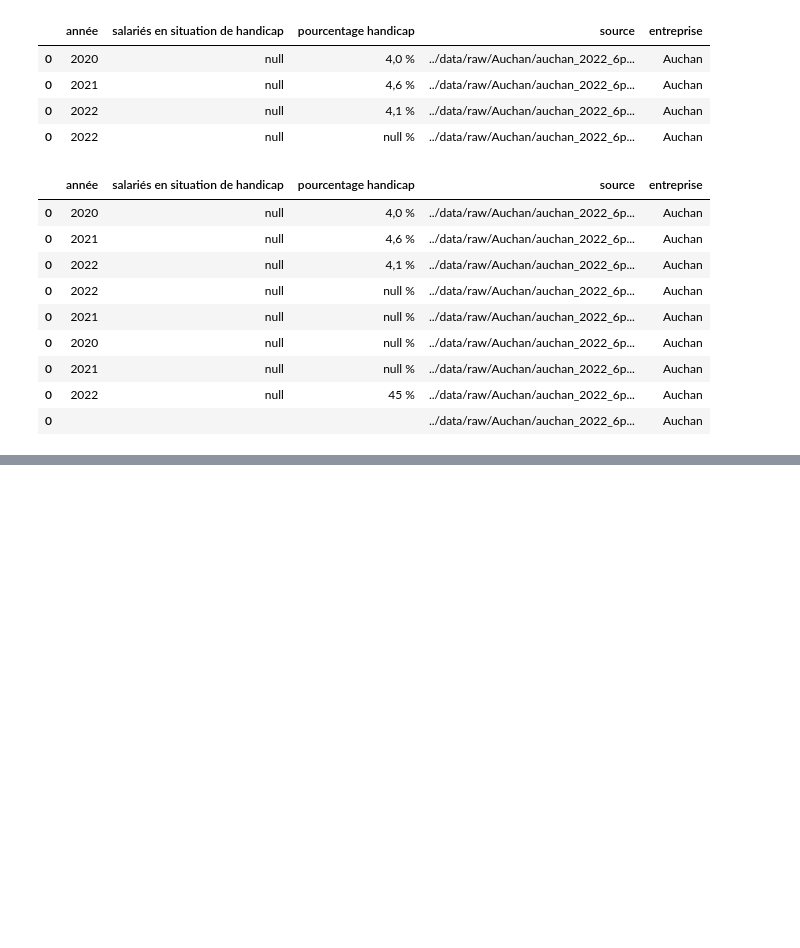
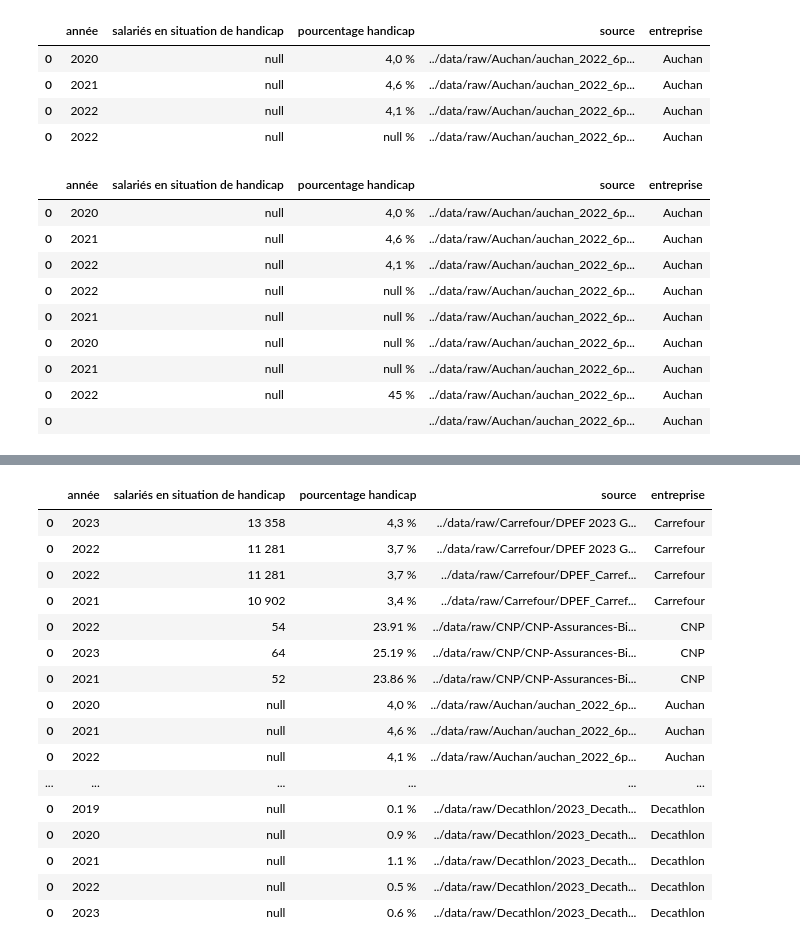
Before and after one commit to LexouLam/diversite_inclusion, a Jupyter notebook: notebooks/repertoires_entreprises.ipynb, the cells around one changed output, grey strips where cells are left out. Drawn from its saved outputs; the diff is of its cells as text; code cells hidden in the pictures; blank space fills up the shorter version.

```diff
--- a/notebooks/repertoires_entreprises.ipynb
+++ b/notebooks/repertoires_entreprises.ipynb
@@ -1335,6 +1441,8 @@ def extract_handicap_informations(entreprise, limit=-1) -> dict:
 
     resultats = {}
 
+    if limit==-1:
+        limit=len(fichiers_entreprise)
     for fichier in fichiers_entreprise[:limit]:
         data = pd.read_csv(fichier)
 
@@ -1372,6 +1480,7 @@ def extract_handicap_informations(entreprise, limit=-1) -> dict:
         else:
             result = 'pas de mot handicap dans le fichier'
         resultats[f'{fichier}'] = result
+        print(f"Réponse du LLM pour le fichier {fichier}\n", result, '\n')
 
     return resultats
 # %%
@@ -1507,0 +1688,5 @@ ne pas regarder
+# %%
+entreprise = 'Orange'
+resultats_4 = extract_handicap_informations(entreprise, limit=-1)
+df_4 = parse_llms_results_to_df(results=resultats_4, entreprise_name=entreprise)
+df_4
@@ -1507,0 +1722,15 @@ ne pas regarder
+# %%
+import os
+import re
+
+subfolders = [ re.sub('../data/raw/', "", f.path) for f in os.scandir("../data/raw") if f.is_dir() ]
+df_all_entreprise=None
+for entreprise in subfolders:
+    resultats_4 = extract_handicap_informations(entreprise, limit=-1)
+    df_tmp = parse_llms_results_to_df(results=resultats_4, entreprise_name=entreprise)
+    display(df_tmp)
+    if df_all_entreprise is None:
+        df_all_entreprise=df_tmp
+    else:
+        df_all_entreprise=pd.concat([df_all_entreprise, df_tmp])
+df_all_entreprise
@@ -1507,0 +1884,24 @@ ne pas regarder
+# %%
+mask=((df_all_entreprise['salariés en situation de handicap'].str.contains(r'\d', regex=True))
+        |
+        (df_all_entreprise['pourcentage handicap'].str.contains(r'\d', regex=True))
+)
+df_all_entreprise.loc[mask]
+# %% [output]
+|  | année | salariés en situation de handicap | pourcentage handicap | source | entreprise |
+| 0 | 2023 | 13 358 | 4,3 % | ../data/raw/Carrefour/DPEF 2023 G... | Carrefour |
+| 0 | 2022 | 11 281 | 3,7 % | ../data/raw/Carrefour/DPEF 2023 G... | Carrefour |
+| 0 | 2022 | 11 281 | 3,7 % | ../data/raw/Carrefour/DPEF_Carref... | Carrefour |
+| 0 | 2021 | 10 902 | 3,4 % | ../data/raw/Carrefour/DPEF_Carref... | Carrefour |
+| 0 | 2022 | 54 | 23.91 % | ../data/raw/CNP/CNP-Assurances-Bi... | CNP |
+| 0 | 2023 | 64 | 25.19 % | ../data/raw/CNP/CNP-Assurances-Bi... | CNP |
+| 0 | 2021 | 52 | 23.86 % | ../data/raw/CNP/CNP-Assurances-Bi... | CNP |
+| 0 | 2020 | null | 4,0 % | ../data/raw/Auchan/auchan_2022_6p... | Auchan |
+| 0 | 2021 | null | 4,6 % | ../data/raw/Auchan/auchan_2022_6p... | Auchan |
+| 0 | 2022 | null | 4,1 % | ../data/raw/Auchan/auchan_2022_6p... | Auchan |
+| ... | ... | ... | ... | ... | ... |
+| 0 | 2019 | null | 0.1 % | ../data/raw/Decathlon/2023_Decath... | Decathlon |
+| 0 | 2020 | null | 0.9 % | ../data/raw/Decathlon/2023_Decath... | Decathlon |
+| 0 | 2021 | null | 1.1 % | ../data/raw/Decathlon/2023_Decath... | Decathlon |
+| 0 | 2022 | null | 0.5 % | ../data/raw/Decathlon/2023_Decath... | Decathlon |
+| 0 | 2023 | null | 0.6 % | ../data/raw/Decathlon/2023_Decath... | Decathlon |
```
Also changed, not shown: parts of 35 cells of this notebook.
